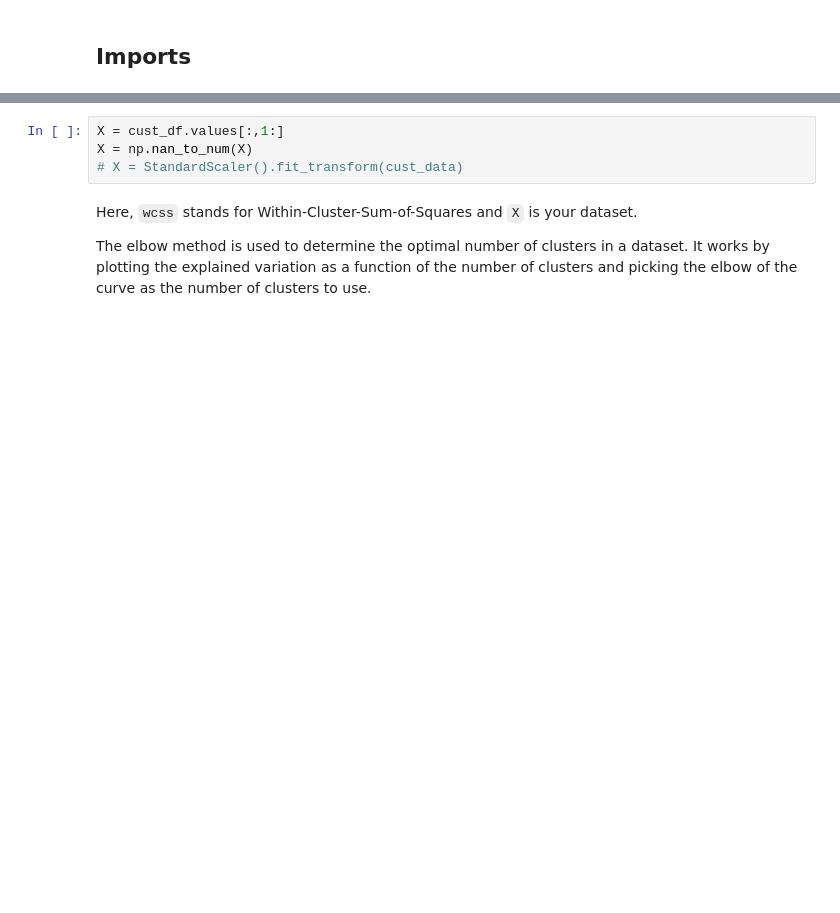
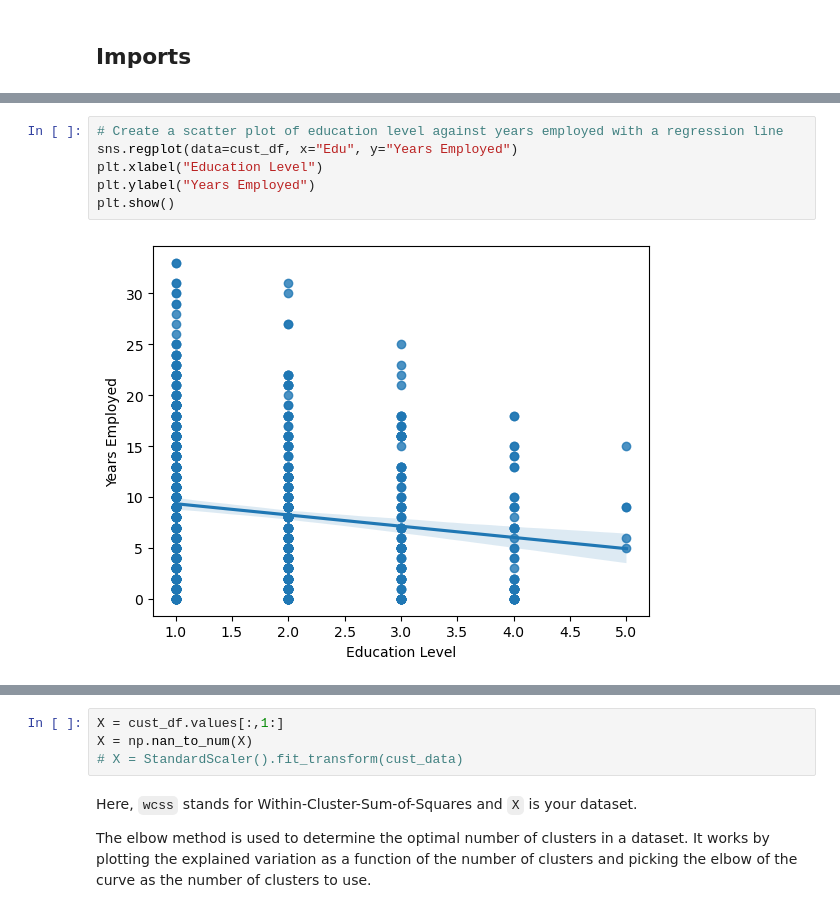
Before and after one commit to karthikmswamy/PandasNumPyScikit_MasterClass, a Jupyter notebook: ChapterTwo/CustomerSegmentation.ipynb, the cells around one changed output, grey strips where cells are left out. Cells and saved outputs as stored; diff of their text form; blank space fills up the shorter version.

```diff
--- a/ChapterTwo/CustomerSegmentation.ipynb
+++ b/ChapterTwo/CustomerSegmentation.ipynb
@@ -27,0 +64,8 @@ cust_df.head()
+# %%
+# Create a scatter plot of education level against years employed with a regression line
+sns.regplot(data=cust_df, x="Edu", y="Years Employed")
+plt.xlabel("Education Level")
+plt.ylabel("Years Employed")
+plt.show()
+# %% [output]
+[figure, added]
```
Also changed, not shown: parts of 23 cells of this notebook.
